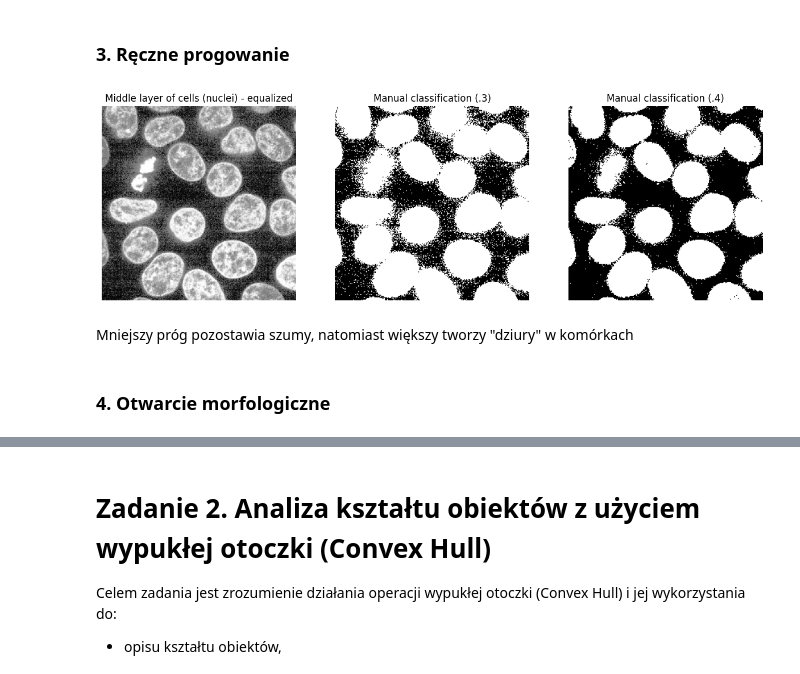
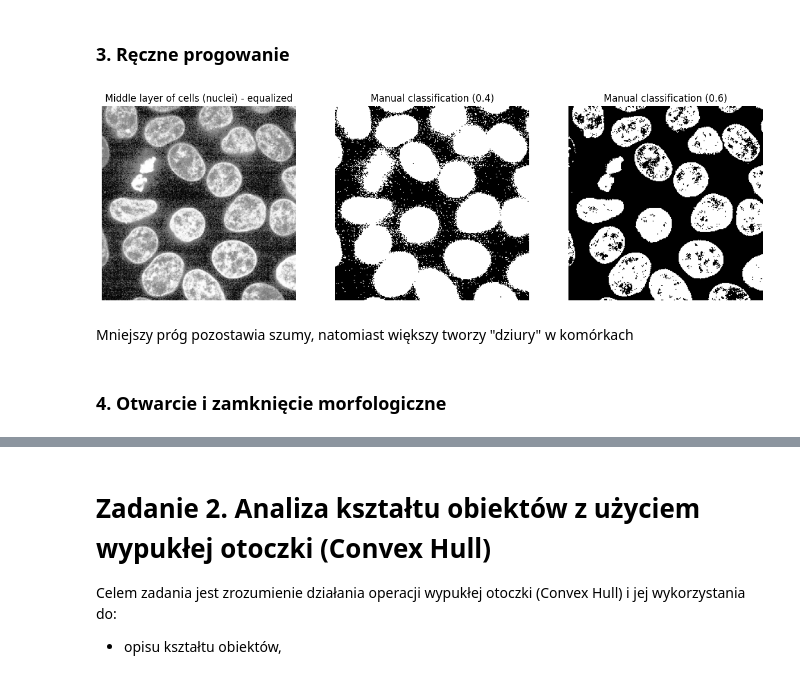
Before and after one commit to Mosder/agh, a Jupyter notebook: sem5/obrazki/lab2/lab2.ipynb, the cells around one changed output, grey strips where cells are left out. Saved outputs shown, nothing was run; the diff lists cells and outputs as text; code cells hidden in the pictures.

```diff
--- a/sem5/obrazki/lab2/lab2.ipynb
+++ b/sem5/obrazki/lab2/lab2.ipynb
@@ -456,6 +456,8 @@ def show_gray_images(images, titles):
         ax.set_title(tt)
     plt.show()
 
+cells_nuclei = cells3d()[:, 1, :, :]
+middle_layer = cells_nuclei[cells_nuclei.shape[0] // 2]
 show_gray_images([middle_layer], ["Middle layer of cells (nuclei)"])
 # %% [output]
 [figure]
@@ -477,18 +479,18 @@ Ten krok ulepsza dalsze progowanie, gdyż różnica pomiędzy tłem a komórkami
 # %% [markdown]
 ### 3. Ręczne progowanie
 # %%
-threshold1 = 0.35
-threshold2 = 0.45
+threshold1 = 0.4
+threshold2 = 0.6
 manual_classification1 = np.where(middle_layer_equalized < threshold1, 0, 1)
 manual_classification2 = np.where(middle_layer_equalized < threshold2, 0, 1)
 
 show_gray_images(
     [middle_layer_equalized, manual_classification1, manual_classification2],
-    ["Middle layer of cells (nuclei) - equalized", "Manual classification (.3)", "Manual classification (.4)"]
+    ["Middle layer of cells (nuclei) - equalized", f"Manual classification ({threshold1})", f"Manual classification ({threshold2})"]
 )
 # %% [output]
-[figure, old version]
+[figure, new version]
 # %% [markdown]
 Mniejszy próg pozostawia szumy, natomiast większy tworzy "dziury" w komórkach
 # %% [markdown]
-### 4. Otwarcie morfologiczne
+### 4. Otwarcie i zamknięcie morfologiczne
```
Also changed, not shown: parts of 16 cells of this notebook.
